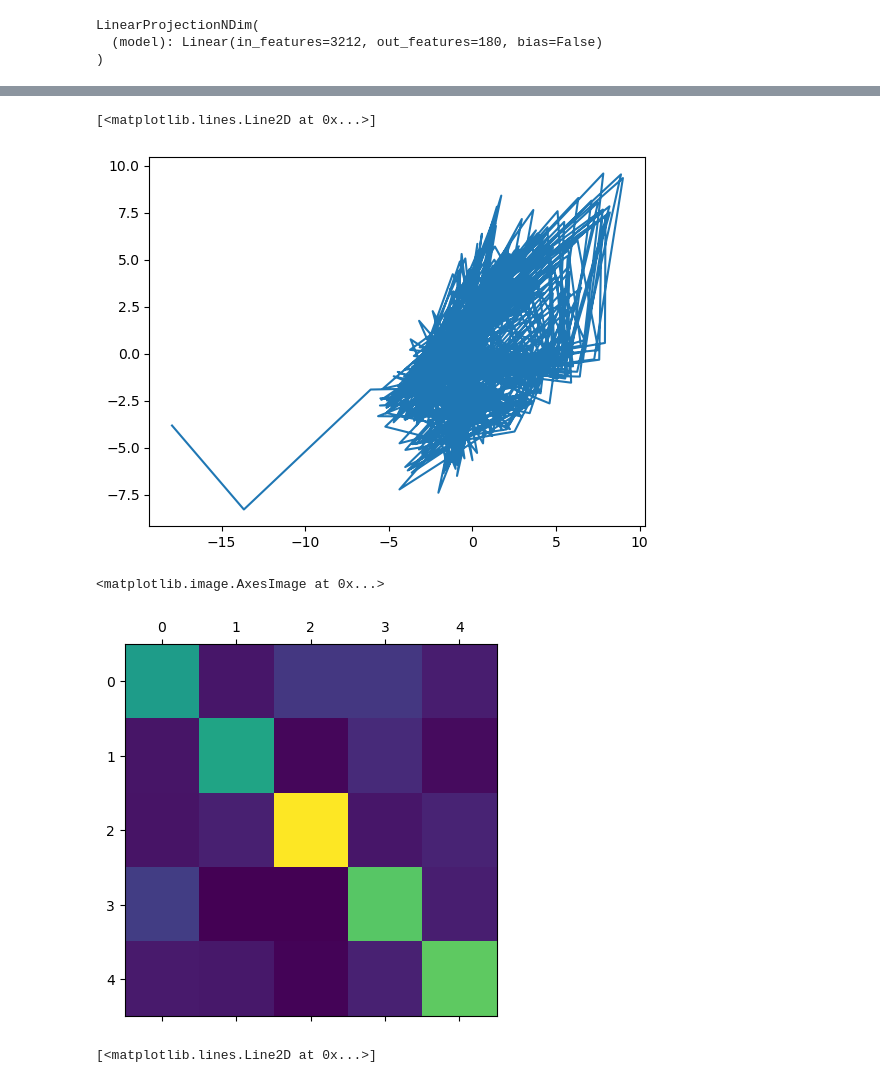
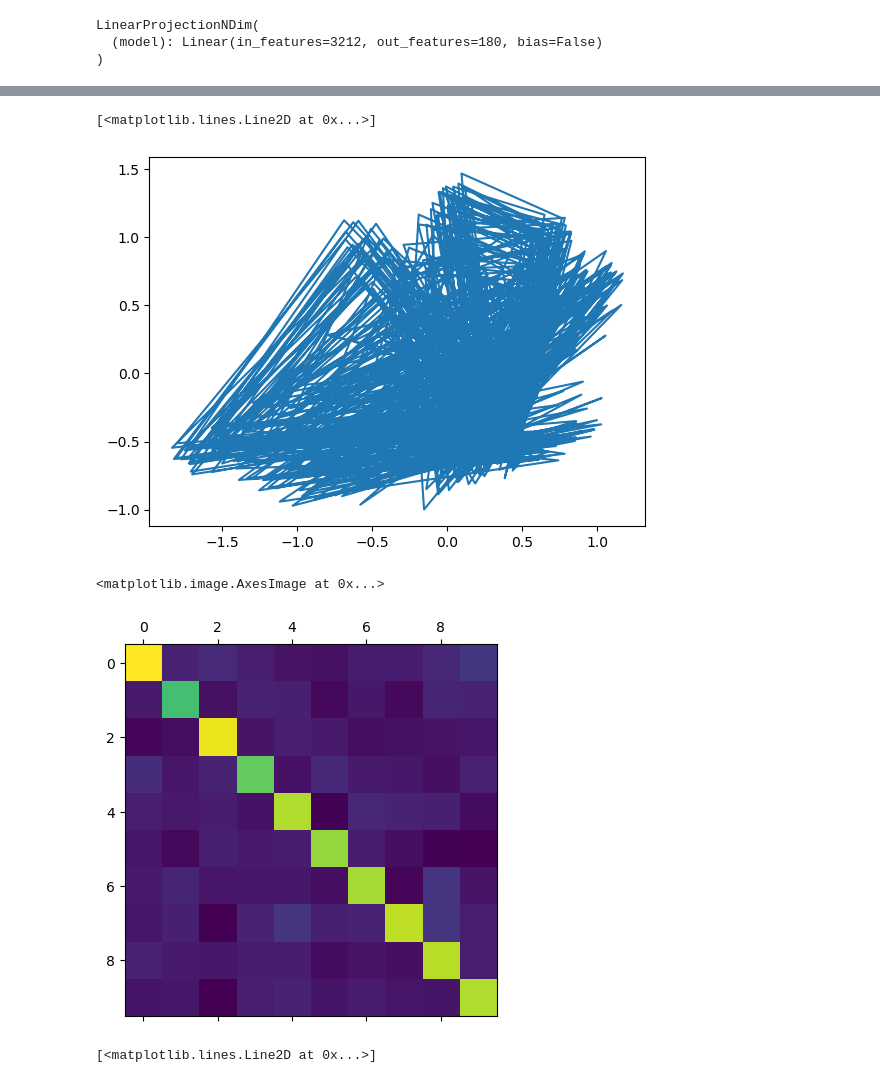
Before and after one commit to z7743/manifold_learning, a Jupyter notebook: notebooks/sandbox.ipynb, the cells around one changed output, grey strips where cells are left out. Cells and saved outputs as stored; diff of their text form; code cells hidden in the pictures.

```diff
--- a/notebooks/sandbox.ipynb
+++ b/notebooks/sandbox.ipynb
@@ -50,7 +51,8 @@ X = pca.fit_transform(X)
 # %%
 X = np.concatenate([X[45:],X[0:-45],X[30:-15],X[42:-3]],axis=1)
 # %%
-trainer = IMD.IMD_nD(X.shape[1], embed_dim=10, n_components=5,subtract_corr=True, device="cuda")
+
+trainer = IMD.IMD_nD(X.shape[1], embed_dim=15, n_components=10,subtract_corr=True, device="cuda")
 # %%
-trainer.fit(X, sample_len=150, library_len=500, exclusion_rad=20, nbrs_num=10, tp=30, epochs=1500, num_batches=1,optimizer="Adam", learning_rate=0.001,tp_policy="range")
+trainer.fit(X, sample_len=150, library_len=500, exclusion_rad=20, nbrs_num=20, tp=10, epochs=500, num_batches=4,optimizer="Adagrad", learning_rate=0.005,tp_policy="range")
 # %% [output]
@@ -95,16 +97,16 @@ plt.plot(trainer.get_loss_history()[:])
 plt.plot(trainer.predict(X)[:,0,2],trainer.predict(X)[:,0,1])
 # %% [output]
 [<matplotlib.lines.Line2D at 0x...>]
-[figure, old version]
+[figure, new version]
 # %%
 
 unmixed = trainer.predict(X)
 # %%
-ccm = CCM.CCM(device="cpu")
-plt.matshow(ccm.compute(np.transpose(unmixed,(1,0,2)), np.transpose(unmixed,(1,0,2)), 500, 150, 20, 10, 50).mean(axis=0))
+ccm = CCM.PairwiseCCM(device="cpu")
+plt.matshow(ccm.compute(np.transpose(unmixed,(1,0,2)), np.transpose(unmixed,(1,0,2)), 500, 150, 20, 10, 5).mean(axis=0))
 # %% [output]
 <matplotlib.image.AxesImage at 0x...>
-[figure, old version]
+[figure, new version]
 # %%
 plt.plot(trainer.model.backward(torch.Tensor(np.transpose(unmixed,(0,2,1)),device="cpu").to("cuda")).cpu().detach().numpy()[:,4])
 plt.plot(X[:,4])
```
Also changed, not shown: parts of 6 cells of this notebook, 2 other files.
